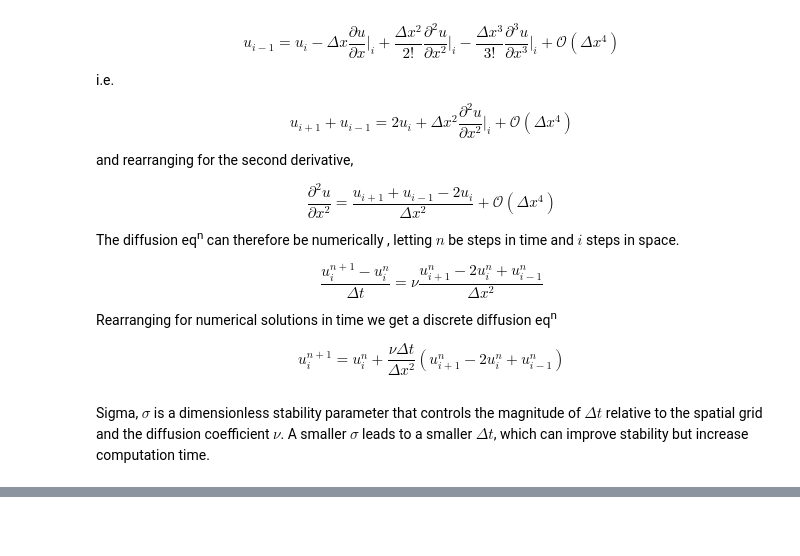
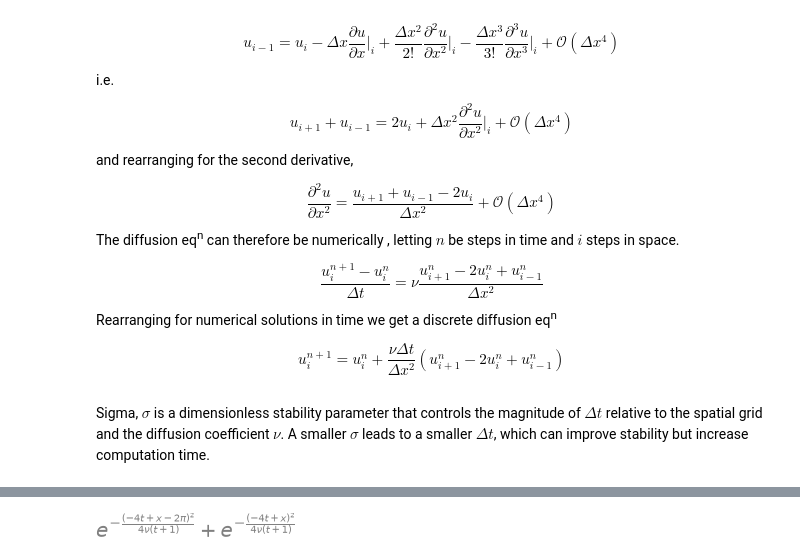
Before and after one commit to SamGr64/CFD-Suite, a Jupyter notebook: CFD.ipynb, the cells around one changed output, grey strips where cells are left out. Cells and saved outputs as stored; diff of their text form; code cells hidden in the pictures; blank space fills up the shorter version.

```diff
--- a/CFD.ipynb
+++ b/CFD.ipynb
@@ -457,0 +496,8 @@ plt.show()
+# %%
+x, nu, t = sp.symbols('x nu t')
+phi = (sp.exp(-(x - 4 * t)**2 / (4 * nu * (t + 1))) +
+       sp.exp(-(x - 4 * t - 2 * sp.pi)**2 / (4 * nu * (t + 1))))
+
+phi # sympy variables do not need to be printed, only called, in order to be displayed in a notebook. The print() function will display the unrendered version.
+# %% [output]
+[figure, added]
```
Also changed, not shown: parts of 24 cells of this notebook.
